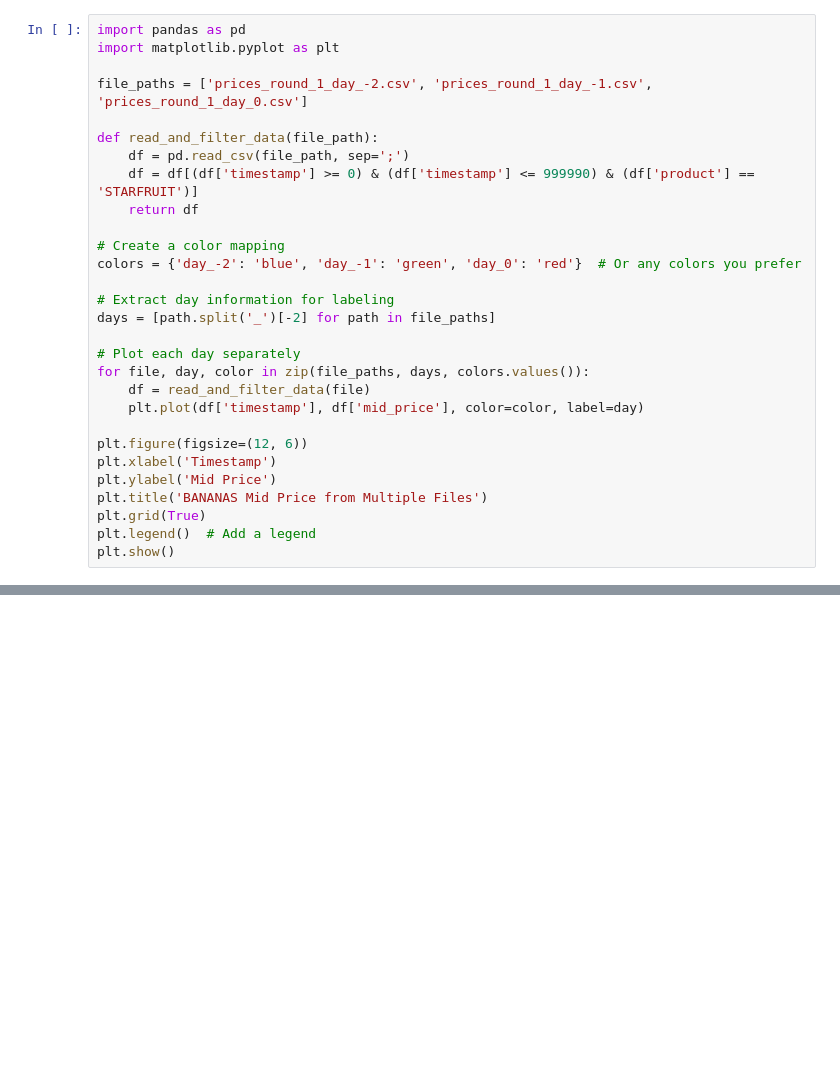
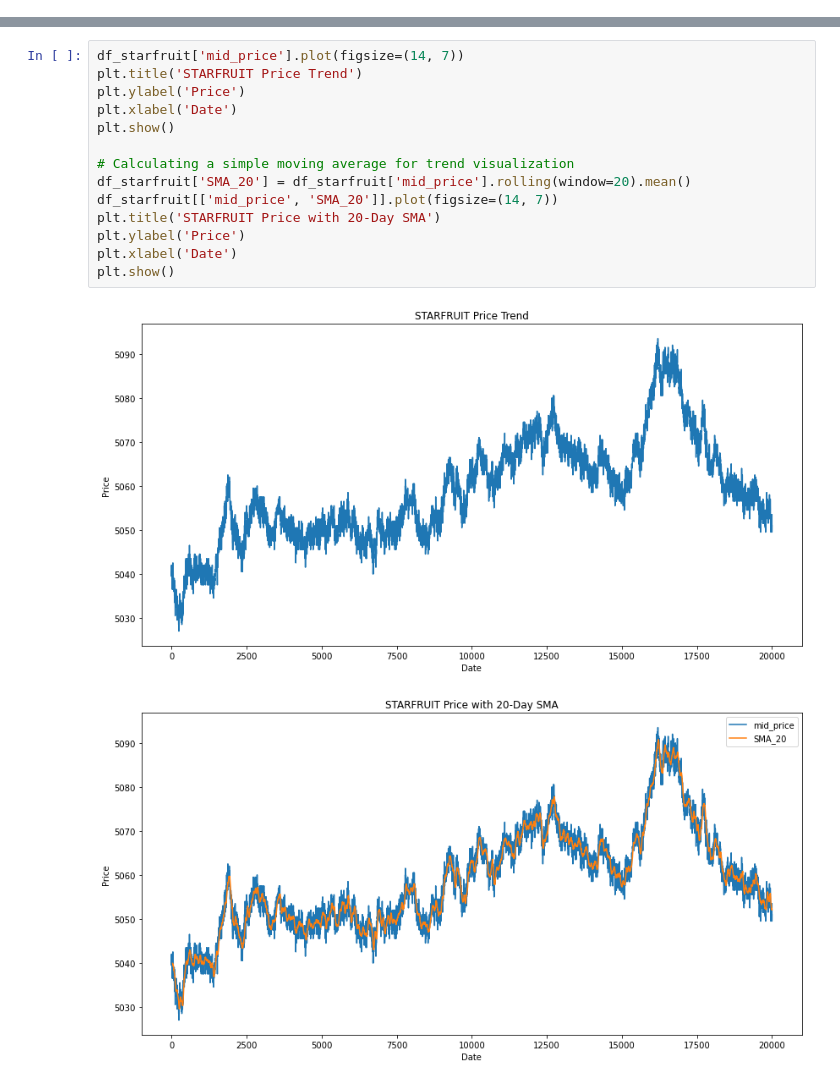
Before and after one commit to wickkan/IMC-Prosperity-2, a Jupyter notebook: Round1/Round1_DataAnalysis/rd1_data_analysis.ipynb, the cells around one changed output, grey strips where cells are left out. Drawn from its saved outputs; the diff is of its cells as text; blank space fills up the shorter version.

```diff
--- a/Round1/Round1_DataAnalysis/rd1_data_analysis.ipynb
+++ b/Round1/Round1_DataAnalysis/rd1_data_analysis.ipynb
@@ -1,29 +0,0 @@
-# %%
-import pandas as pd
-import matplotlib.pyplot as plt
-
-file_paths = ['prices_round_1_day_-2.csv', 'prices_round_1_day_-1.csv', 'prices_round_1_day_0.csv']
-
-def read_and_filter_data(file_path):
-    df = pd.read_csv(file_path, sep=';')
-    df = df[(df['timestamp'] >= 0) & (df['timestamp'] <= 999990) & (df['product'] == 'STARFRUIT')]
-    return df
-
-# Create a color mapping
-colors = {'day_-2': 'blue', 'day_-1': 'green', 'day_0': 'red'}  # Or any colors you prefer
-
-# Extract day information for labeling
-days = [path.split('_')[-2] for path in file_paths]
-
-# Plot each day separately
-for file, day, color in zip(file_paths, days, colors.values()):
-    df = read_and_filter_data(file)
-    plt.plot(df['timestamp'], df['mid_price'], color=color, label=day)
-
-plt.figure(figsize=(12, 6))
-plt.xlabel('Timestamp')
-plt.ylabel('Mid Price')
-plt.title('BANANAS Mid Price from Multiple Files')
-plt.grid(True)
-plt.legend()  # Add a legend
-plt.show()
@@ -33,0 +48,17 @@ No handles with labels found to put in legend.
+# %%
+df_starfruit['mid_price'].plot(figsize=(14, 7))
+plt.title('STARFRUIT Price Trend')
+plt.ylabel('Price')
+plt.xlabel('Date')
+plt.show()
+
+# Calculating a simple moving average for trend visualization
+df_starfruit['SMA_20'] = df_starfruit['mid_price'].rolling(window=20).mean()
+df_starfruit[['mid_price', 'SMA_20']].plot(figsize=(14, 7))
+plt.title('STARFRUIT Price with 20-Day SMA')
+plt.ylabel('Price')
+plt.xlabel('Date')
+plt.show()
+# %% [output]
+[figure, added]
+[figure, added]
```
Also changed, not shown: parts of 3 cells of this notebook, 29 other files.
